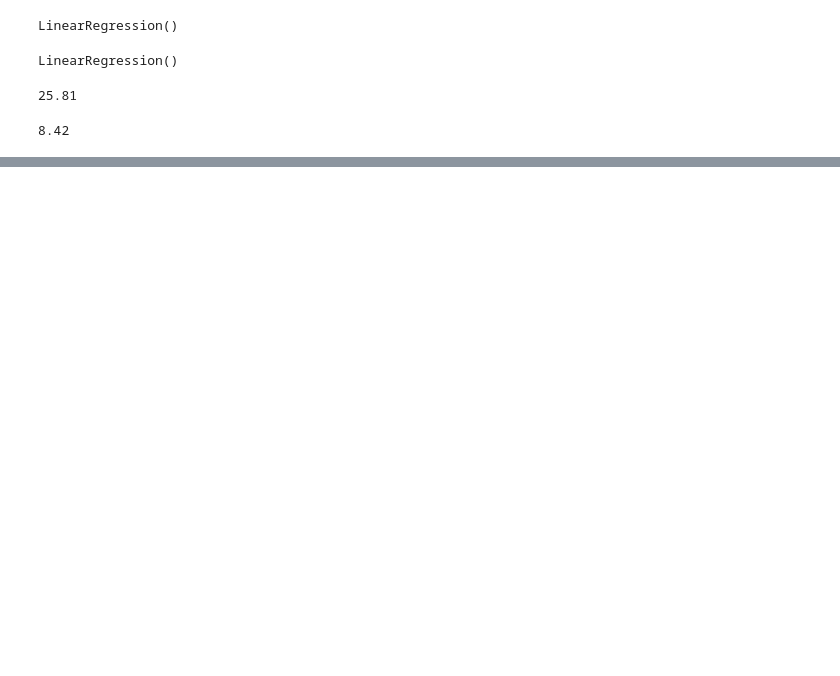
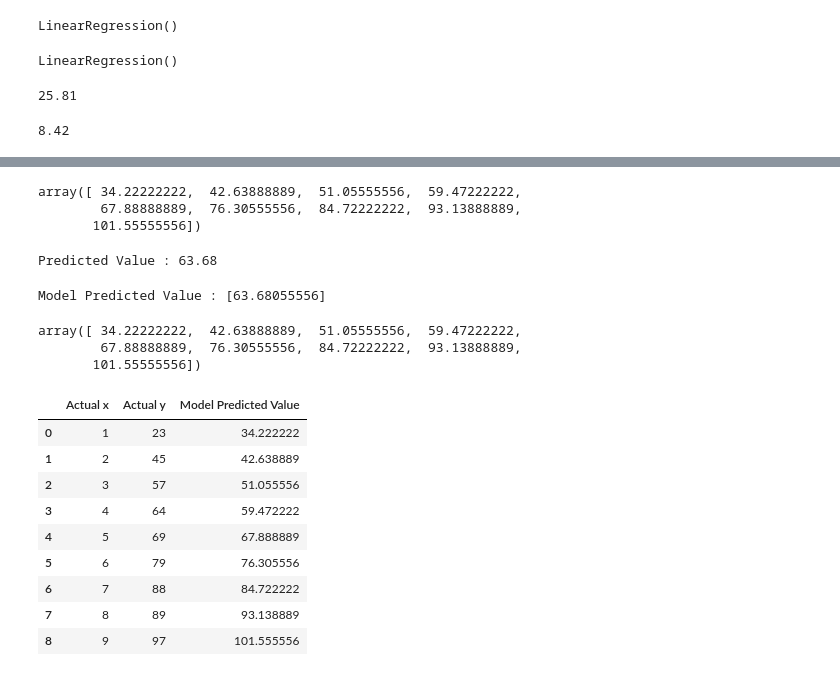
Before and after one commit to Harnoor0718/GenAI_Training, a Jupyter notebook: Day11.ipynb, the cells around one changed output, grey strips where cells are left out. Drawn from its saved outputs; the diff is of its cells as text; code cells hidden in the pictures; blank space fills up the shorter version.

```diff
--- a/Day10.ipynb
+++ b/Day11.ipynb
@@ -94,0 +102,59 @@ Predicted Marks : 126.81
+# %%
+y_pred = model.predict(X)
+y_pred
+# %% [output]
+array([ 34.22222222,  42.63888889,  51.05555556,  59.47222222,
+        67.88888889,  76.30555556,  84.72222222,  93.13888889,
+       101.55555556])
+# %%
+# formula apply y = mx + c
+study_hours = float(input("Enter study hours :"))
+marks = m * study_hours + c
+
+if 0 <= marks <= 100:
+    print("Predicted Value :", round(marks, 2))
+
+elif marks < 0:
+    marks = 0
+    print("Predicted Value :", round(marks, 2))
+
+else:
+    marks = 100
+    print("Predicted Value :", round(marks, 2))
+# %% [output]
+Predicted Value : 63.68
+# %%
+hour = float(input("Enter Study Hours :"))
+mrks = model.predict([[hour]])
+
+print("Model Predicted Value :", mrks) # 0 - 3 diff is okay
+# %% [output]
+Model Predicted Value : [63.68055556]
+# %%
+# Model predicted value
+
+y_pred = model.predict(X)
+y_pred
+# %% [output]
+array([ 34.22222222,  42.63888889,  51.05555556,  59.47222222,
+        67.88888889,  76.30555556,  84.72222222,  93.13888889,
+       101.55555556])
+# %%
+compare_df = pd.DataFrame({
+    "Actual x " : X.values.flatten(),
+    "Actual y" : y.values,
+    "Model Predicted Value" : y_pred
+})
+
+compare_df
+# %% [output]
+|  | Actual x | Actual y | Model Predicted Value |
+| 0 | 1 | 23 | 34.222222 |
+| 1 | 2 | 45 | 42.638889 |
+| 2 | 3 | 57 | 51.055556 |
+| 3 | 4 | 64 | 59.472222 |
+| 4 | 5 | 69 | 67.888889 |
+| 5 | 6 | 79 | 76.305556 |
+| 6 | 7 | 88 | 84.722222 |
+| 7 | 8 | 89 | 93.138889 |
+| 8 | 9 | 97 | 101.555556 |
```
Also changed, not shown: parts of 15 cells of this notebook.
